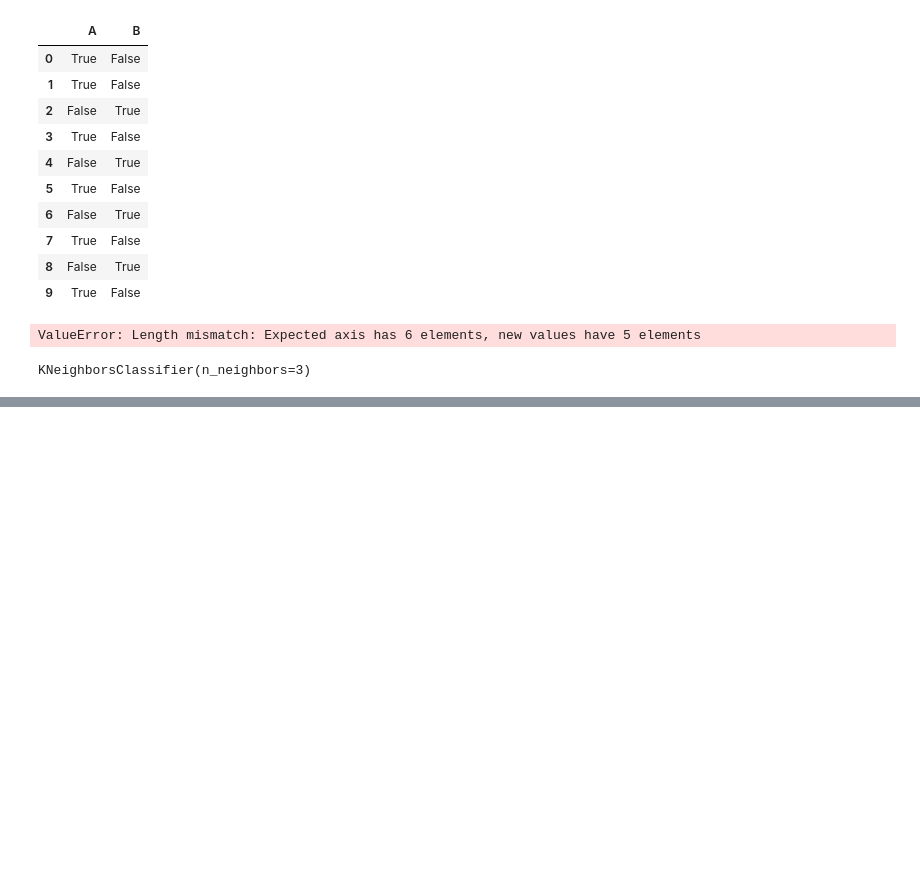
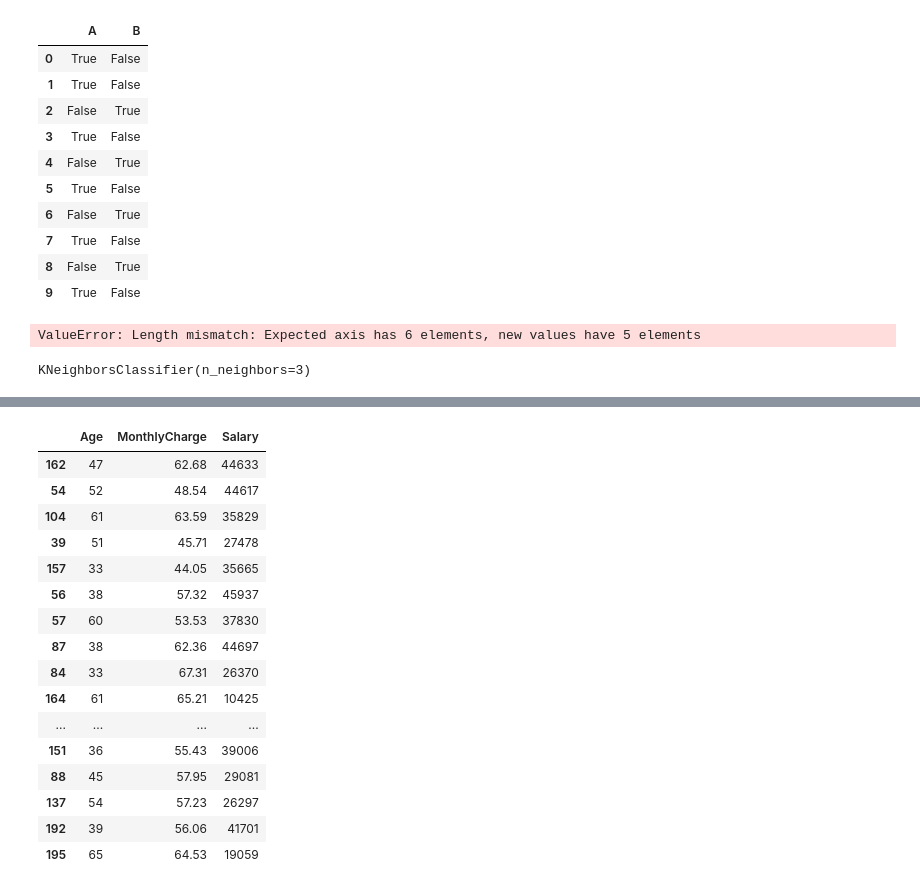
Before and after one commit to rahul8879/ai-engineering_full_stack, a Jupyter notebook: 03_Machine_learning/classication_alogo_in_different_cases.ipynb, the cells around one changed output, grey strips where cells are left out. Drawn from its saved outputs; the diff is of its cells as text; code cells hidden in the pictures; blank space fills up the shorter version.

```diff
--- a/03_Machine_learning/classication_alogo_in_different_cases.ipynb
+++ b/03_Machine_learning/classication_alogo_in_different_cases.ipynb
@@ -79,0 +98,36 @@ KNeighborsClassifier(n_neighbors=3)
+# %%
+# classification
+
+# predict willl customer will churn or not
+
+
+# historical
+
+chrun_data['Churned'].value_counts()
+
+# this is a classification problem : imbalance data
+
+X = chrun_data[['Age', 'MonthlyCharge', 'Salary']]
+Y = chrun_data['Churned']
+
+# train test split
+
+from sklearn.model_selection import train_test_split
+x_train, x_test, y_train, y_test = train_test_split(X, Y, test_size=0.20)
+
+
+from sklearn.neighbors import KNeighborsClassifier
+model = KNeighborsClassifier(n_neighbors=3)
+
+# now you can pass your data to model ==> to get trained
+
+model.fit(x_train, y_train)
+
+# now you can use model to predict
+
+y_pred = model.predict(x_test)
+
+# accuracy
+
+from sklearn.metrics import accuracy_score
+accuracy_score(y_test, y_pred)
@@ -79,0 +192,20 @@ KNeighborsClassifier(n_neighbors=3)
+# %%
+x_test
+# %% [output]
+|  | Age | MonthlyCharge | Salary |
+| 162 | 47 | 62.68 | 44633 |
+| 54 | 52 | 48.54 | 44617 |
+| 104 | 61 | 63.59 | 35829 |
+| 39 | 51 | 45.71 | 27478 |
+| 157 | 33 | 44.05 | 35665 |
+| 56 | 38 | 57.32 | 45937 |
+| 57 | 60 | 53.53 | 37830 |
+| 87 | 38 | 62.36 | 44697 |
+| 84 | 33 | 67.31 | 26370 |
+| 164 | 61 | 65.21 | 10425 |
+| ... | ... | ... | ... |
+| 151 | 36 | 55.43 | 39006 |
+| 88 | 45 | 57.95 | 29081 |
+| 137 | 54 | 57.23 | 26297 |
+| 192 | 39 | 56.06 | 41701 |
+| 195 | 65 | 64.53 | 19059 |
```
Also changed, not shown: parts of 14 cells of this notebook, 1 other file.
